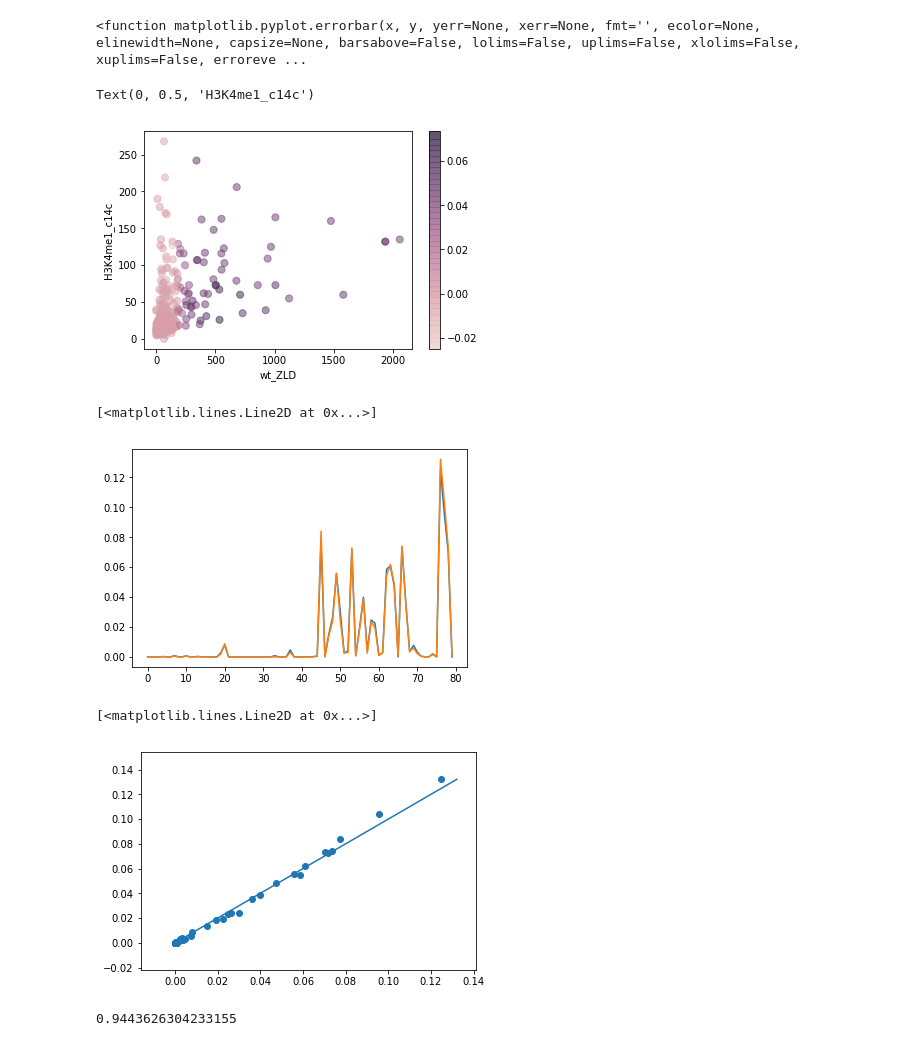
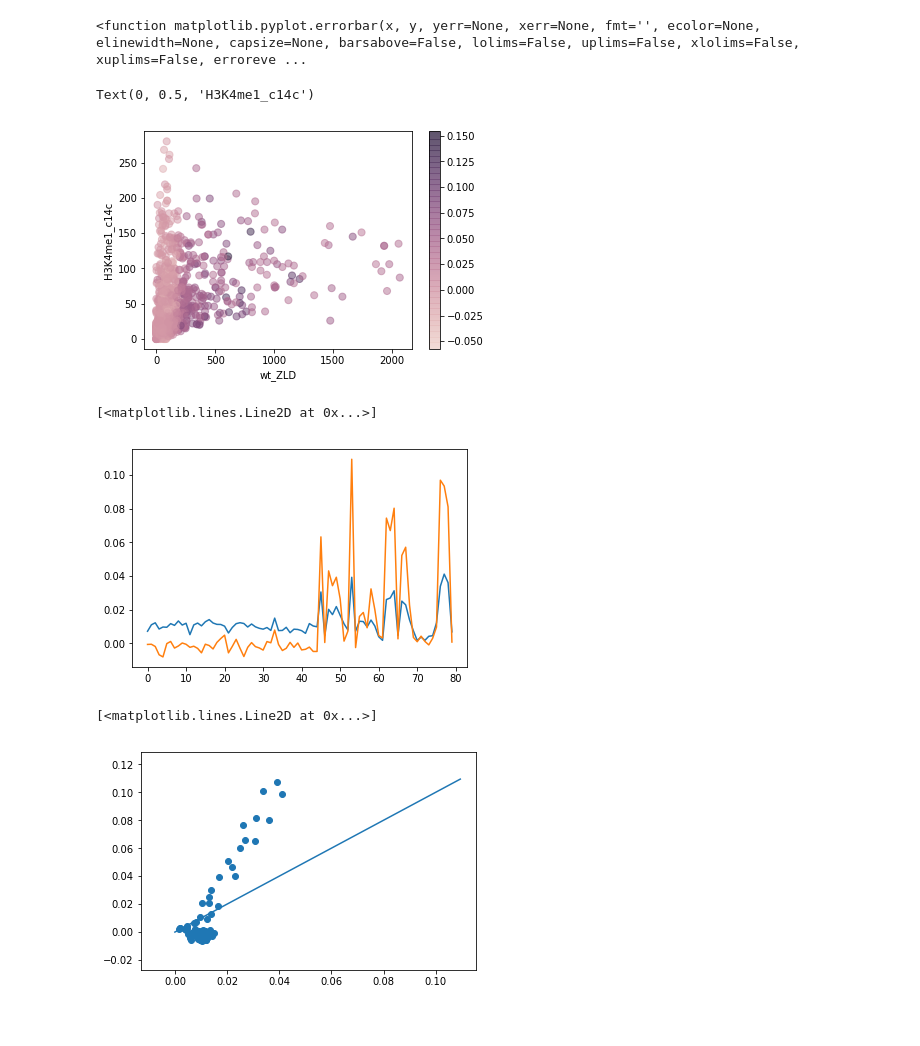
Before and after one commit to shifwang/RFmicroscope, a Jupyter notebook: demos/enhancer_example.ipynb, the cells around one changed output. Cells and saved outputs as stored; diff of their text form; code cells hidden in the pictures.

Commit message:
add feature importance

```diff
--- a/demos/enhancer_example.ipynb
+++ b/demos/enhancer_example.ipynb
@@ -31,9 +33,9 @@ data.iloc[:,:-1].head()
 # %%
 X_train, X_test, y_train, y_test = train_test_split(
-    np.array(data.iloc[:,:-1]), np.array(data.iloc[:,-1]), train_size=0.9,
+    np.array(data.iloc[:,:-1]), np.array(data.iloc[:,-1]), train_size=0.5,
     random_state=2017)
 rf = RandomForestClassifier(
-    n_estimators=100, random_state=1231, max_depth = 2, bootstrap=True)
+    n_estimators=100, random_state=1231, bootstrap=True)
 rf.fit(X=X_train, y=y_train)
 #print(rf.estimators_[0].tree_.value[0])
 b = ForestReader()
@@ -115,22 +117,20 @@ plt.xlabel(data.columns[ind1])
 plt.ylabel(data.columns[ind2])
 # %% [output]
 Text(0, 0.5, 'H3K4me1_c14c')
-[figure, old version]
+[figure, new version]
 # %%
 plt.plot(rf.feature_importances_)
 plt.plot(oob_feature_importance(rf, X_train, y_train))
 # %% [output]
 [<matplotlib.lines.Line2D at 0x...>]
-[figure, old version]
+[figure, new version]
 # %%
 out = oob_feature_importance(rf, X_train, y_train)
+# %%
+_, test_feature_importance = individual_signed_feature_importance(forestReader=b, labels=y_test)
 # %%
-plt.scatter(rf.feature_importances_, out)
+plt.scatter(rf.feature_importances_, test_feature_importance, marker = 'o')
 plt.plot([0, max(out)], [0, max(out)])
 # %% [output]
 [<matplotlib.lines.Line2D at 0x...>]
-[figure, old version]
+[figure, new version]
-# %%
-(max(out) / max(rf.feature_importances_)) ** -1
-# %% [output]
-0.9443626304233155
```
Also changed, not shown: parts of 8 cells of this notebook, 1 other file.
